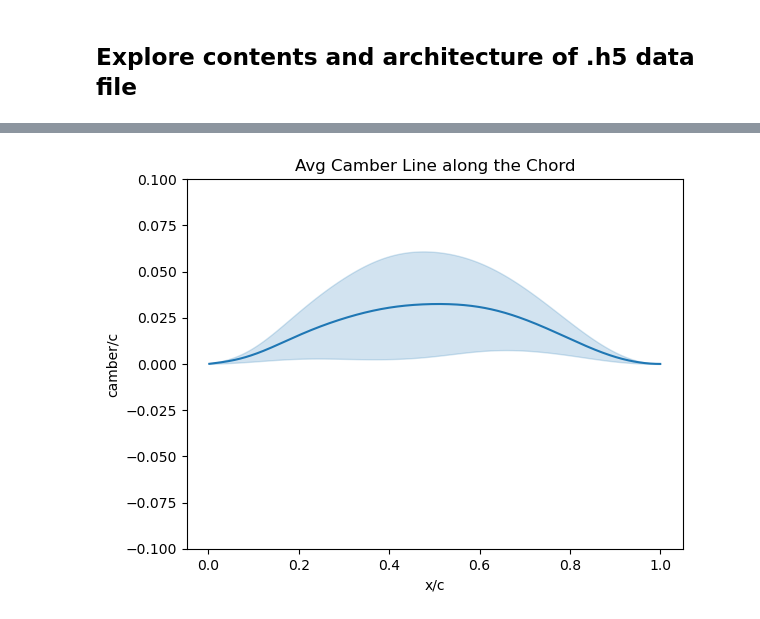
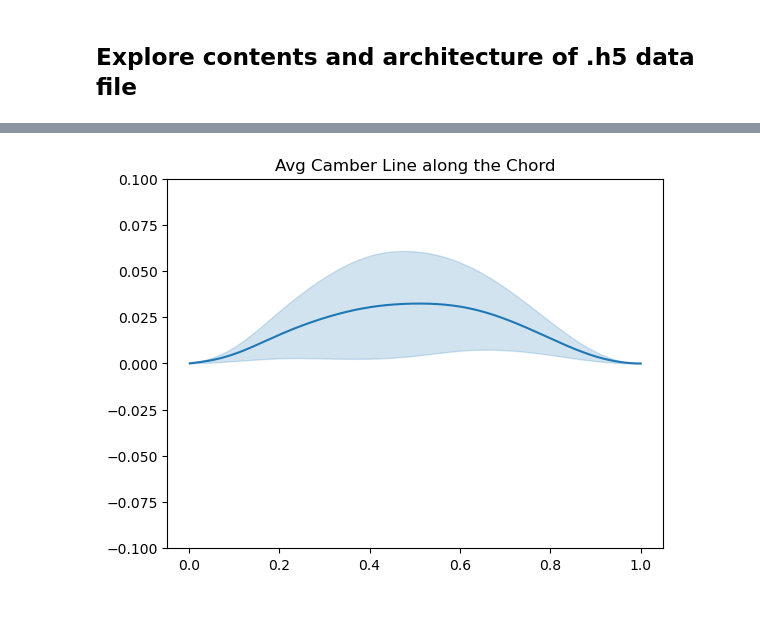
Before and after one commit to NREL/windAI_bench, a Jupyter notebook: airfoil_9k/explore_airfoil_9k_data.ipynb, the cells around one changed output, grey strips where cells are left out. Saved outputs shown, nothing was run; the diff lists cells and outputs as text; code cells hidden in the pictures.

Commit message:
restructured 9k_data.ipynb with new .h5 architecture, added marginal distribution plots of reduced dimensionality parameterizations, updated env.yml with new packages used in work

```diff
--- a/airfoil_9k/explore_airfoil_9k_data.ipynb
+++ b/airfoil_9k/explore_airfoil_9k_data.ipynb
@@ -115,14 +126,0 @@ plt.show()
-# %%
-# Parse the landmark datasets and extract thickness along the chord and camber line along the chord
-thickness_list = []
-max_thick_camb_list = []
-with h5py.File(data_path, 'r') as hf:
-    for name in af_names:
-        af_lm_temp = hf[name]['shape']['landmarks'][()]
-        thickness_temp = abs(af_lm_temp[501:,1] - np.flip(af_lm_temp[:500,1],axis=0))
-        camber_temp = (af_lm_temp[501:,1] + np.flip(af_lm_temp[:500,1],axis=0))/2
-        thickness_list.extend([list(a) for a in zip([round(i,3) for i in np.arange(0.002,1.002,0.002)],thickness_temp,camber_temp)])
-        max_thick_camb_list.append([thickness_temp.max(), camber_temp.max()])
-
-df_thickness = pd.DataFrame(thickness_list, columns=['x/c','thickness/c','camber/c'])
-max_thick_camb_arr = np.array(max_thick_camb_list)
@@ -141,0 +127,10 @@ ax.set(xlabel='Thickness/c');
+# %%
+# Parse the landmark datasets and extract thickness along the chord and camber line
+with h5py.File(data_path, 'r') as hf:
+    landmarks = hf['shape']['landmarks'][()]
+    # Calculate thickness at each x_c step except for the leading edge (x_c~0.0, index 500, axis=1)
+    thickness_arr_2d = abs(landmarks[:,501:,1] - np.flip(landmarks[:,:500,1],axis=1))
+    # Calculate camber / midpoint at each x_c step
+    camber_arr_2d = (landmarks[:,501:,1] + np.flip(landmarks[:,:500,1],axis=1))/2
+    # Create numpy array to represent x_c values at each thickness/camber step (0.002 increments between 0.002 and 1.0 inclusive)
+    x_c_arr = np.resize(np.arange(0.002,1.002,0.002), thickness_arr_2d.shape[0]*500)
@@ -141,0 +158,10 @@ ax.set(xlabel='Thickness/c');
+# %%
+# Reshape thickness array such that each row is one thickness value totaling 8997 airfoils * 500 landmarks per foil, output shape = (4498500,1)
+thickness_arr_1d = np.reshape(thickness_arr_2d, (8997*500,1))
+# Insert x_c value indexes in 0th column --> output shape = (4498500,2)
+thickness_arr_1d = np.insert(thickness_arr_1d, 0, x_c_arr, axis=1)
+
+# Reshape camber array such that each row is one camber value totaling 8997 airfoils * 500 landmarks per foil (4498500,1)
+camber_arr_1d = np.reshape(camber_arr_2d, (8997*500,1))
+# Insert x_c value indexes in first 0th column --> (4498500,2) output
+camber_arr_1d = np.insert(camber_arr_1d, 0, x_c_arr, axis=1)
@@ -142,7 +174,7 @@ ax.set(xlabel='Thickness/c');
 # %%
-# Visualization of Average Camber line and standard deviation across airfoils
-ax = sns.lineplot(data=df_thickness, x='x/c', y='camber/c', errorbar='sd', n_boot=(len(df_thickness)*0.60))
+# Visualization of Average Camber line and standard deviation across all airfoils
+ax = sns.lineplot(data=camber_arr_1d, x=camber_arr_1d[:,0], y=camber_arr_1d[:,1], errorbar='sd', n_boot=(len(camber_arr_1d)))
 ax.set_title('Avg Camber Line along the Chord')
 ax.set_ylim(ymin=-0.10, ymax=0.10);
 # %% [output]
-[figure, old version]
+[figure, new version]
```
Also changed, not shown: parts of 20 cells of this notebook, 1 other file.
